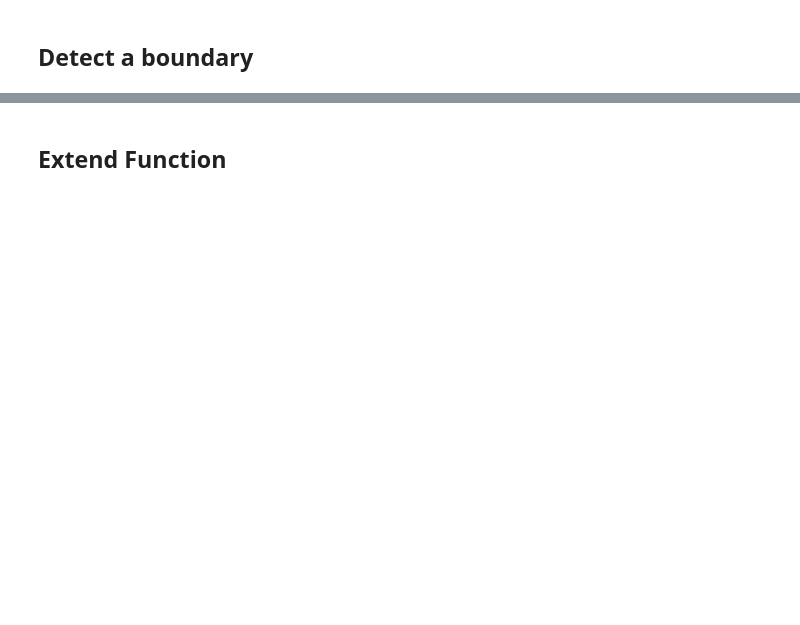
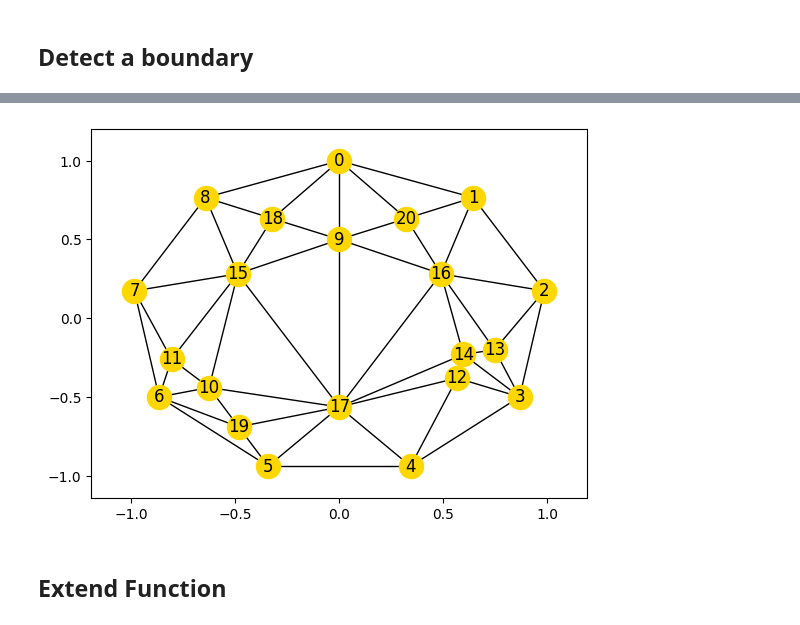
Before and after one commit to zimfv/quadrangulation, a Jupyter notebook: nonmanifold-eigen.ipynb, the cells around one changed output, grey strips where cells are left out. Cells and saved outputs as stored; diff of their text form; code cells hidden in the pictures; blank space fills up the shorter version.

```diff
--- a/nonmanifold-eigen.ipynb
+++ b/nonmanifold-eigen.ipynb
@@ -627,3 +814,17 @@ Widget(value='<iframe src="http://localhost:32949/index.html?ui=P_0x7eae586fe6f0
+# %%
+new_vertices, new_faces = split_edges_arroud_saddles(test_vertices, test_faces, np.array([0, 3, 6]))#.toarray()
+
+
+new_graph = nx.Graph()
+new_graph.add_nodes_from(range(new_vertices.shape[0]))
+for i in itertools.combinations(range(3), 2):
+    new_graph.add_edges_from(new_faces[:, list(i)])
+
+nx.draw_networkx(new_graph, pos=new_vertices, hide_ticks=False, node_color='gold')
+plt.grid(False)
+plt.show()
+# %% [output]
+[figure, added]
 # %% [markdown]
 ## Extend Function
 # %%
```
Also changed, not shown: parts of 37 cells of this notebook, 1 other file.
